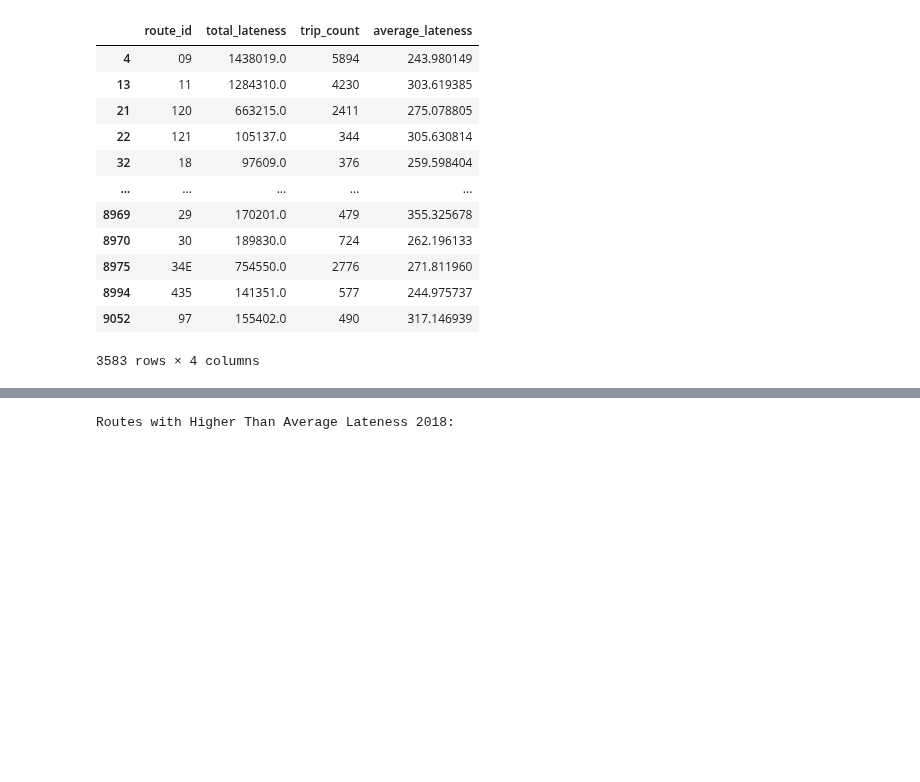
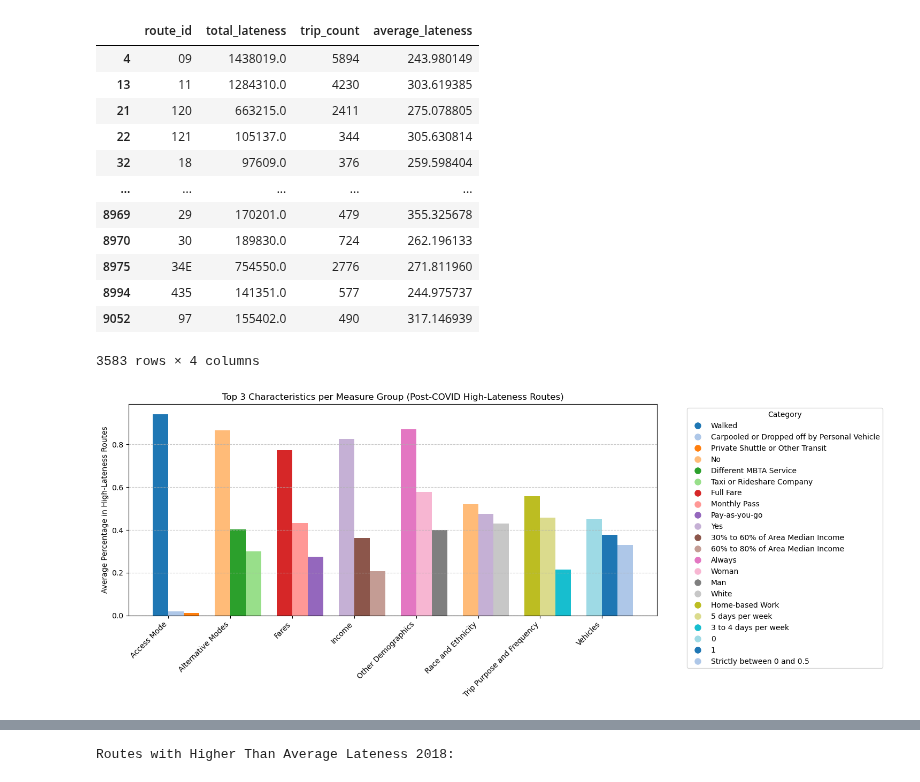
Before and after one commit to KKeySimon/BostonBusEquity, a Jupyter notebook: sarah.ipynb, the cells around one changed output, grey strips where cells are left out. Cells and saved outputs as stored; diff of their text form; code cells hidden in the pictures; blank space fills up the shorter version.

```diff
--- a/sarah.ipynb
+++ b/sarah.ipynb
@@ -449,7 +434,7 @@ top_categories = (
     category_analysis
     .sort_values(['measure_group', 'weighted_percent'], ascending=[True, False])
     .groupby("measure_group")
-    .head(2)
+    .head(3)
 )
 # %%
 # top 10 characteristics
@@ -484,3 +457,45 @@ plt.show()
+# %%
+palette = sns.color_palette("tab20", n_colors=50)
+unique_categories = top_categories["category"].unique()
+category_to_color = {cat: palette[i % len(palette)] for i, cat in enumerate(unique_categories)}
+
+# Add position within each measure_group to control bar placement
+top_categories["Position"] = top_categories.groupby("measure_group").cumcount()
+
+# Set plot
+fig, ax = plt.subplots(figsize=(15, 6))
+groups = top_categories["measure_group"].unique()
+x = np.arange(len(groups))  # one x per group
+width = 0.25  # width of each bar
+
+# Plot bars manually
+for i in range(top_categories["Position"].max() + 1):
+    subset = top_categories[top_categories["Position"] == i]
+    bars = ax.bar(
+        x + (i - 0.5) * width,  # shift bar position within each group
+        subset["weighted_percent"],
+        width=width,
+        color=[category_to_color[cat] for cat in subset["category"]],
+        label=None
+    )
+
+# X-axis setup
+ax.set_xticks(x)
+ax.set_xticklabels(groups, rotation=45, ha="right")
+ax.set_ylabel("Average Percentage in High-Lateness Routes")
+ax.set_title("Top 3 Characteristics per Measure Group (Post-COVID High-Lateness Routes)")
+
+# Custom legend
+handles = [plt.Line2D([0], [0], marker='o', color='w', label=cat,
+                      markerfacecolor=color, markersize=10)
+           for cat, color in category_to_color.items()]
+ax.legend(handles=handles, title="Category", bbox_to_anchor=(1.05, 1), loc='upper left')
+
+ax.grid(axis='y', linestyle='--', alpha=0.7)
+plt.tight_layout()
+plt.show()
+# %% [output]
+[figure, added]
 # %%
 # display the top categories
 top_10 = category_analysis.head(10)
```
Also changed, not shown: parts of 17 cells of this notebook.
